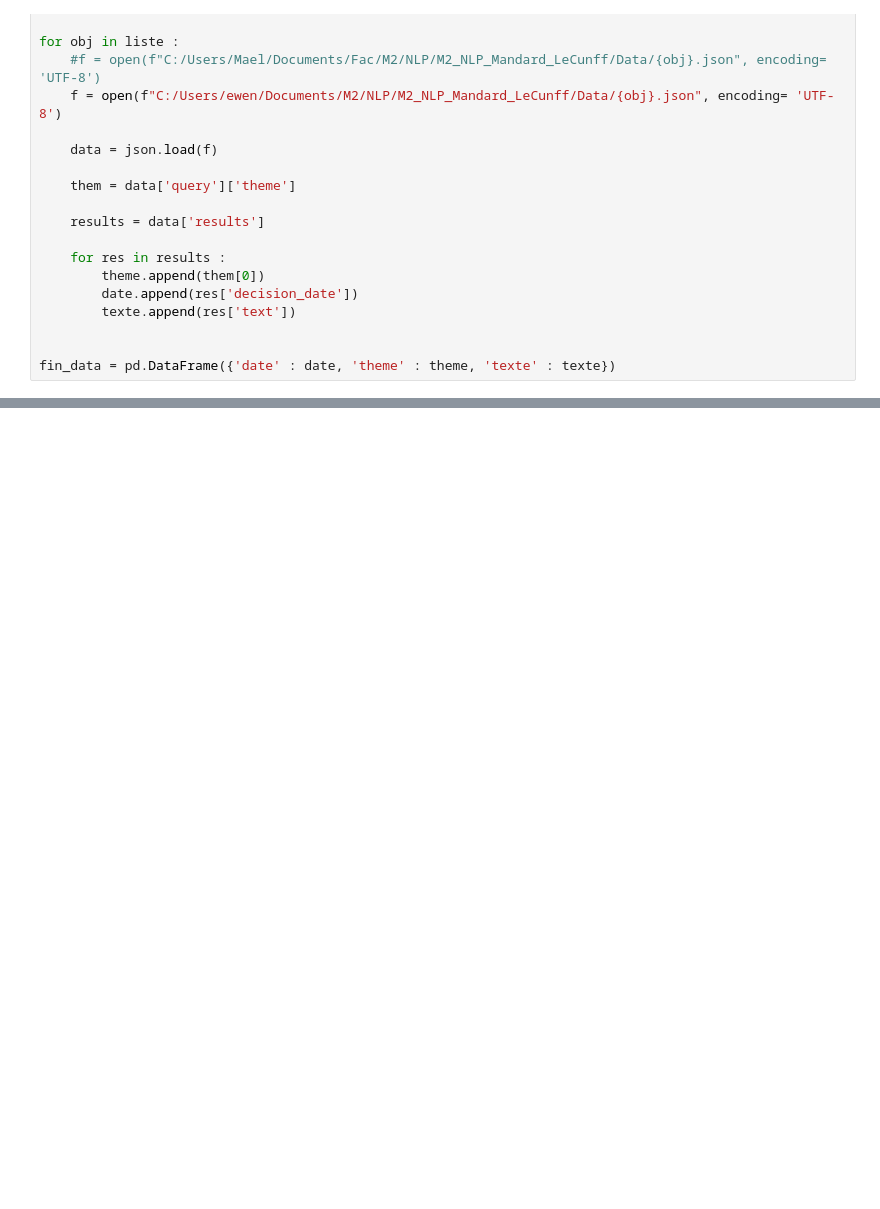
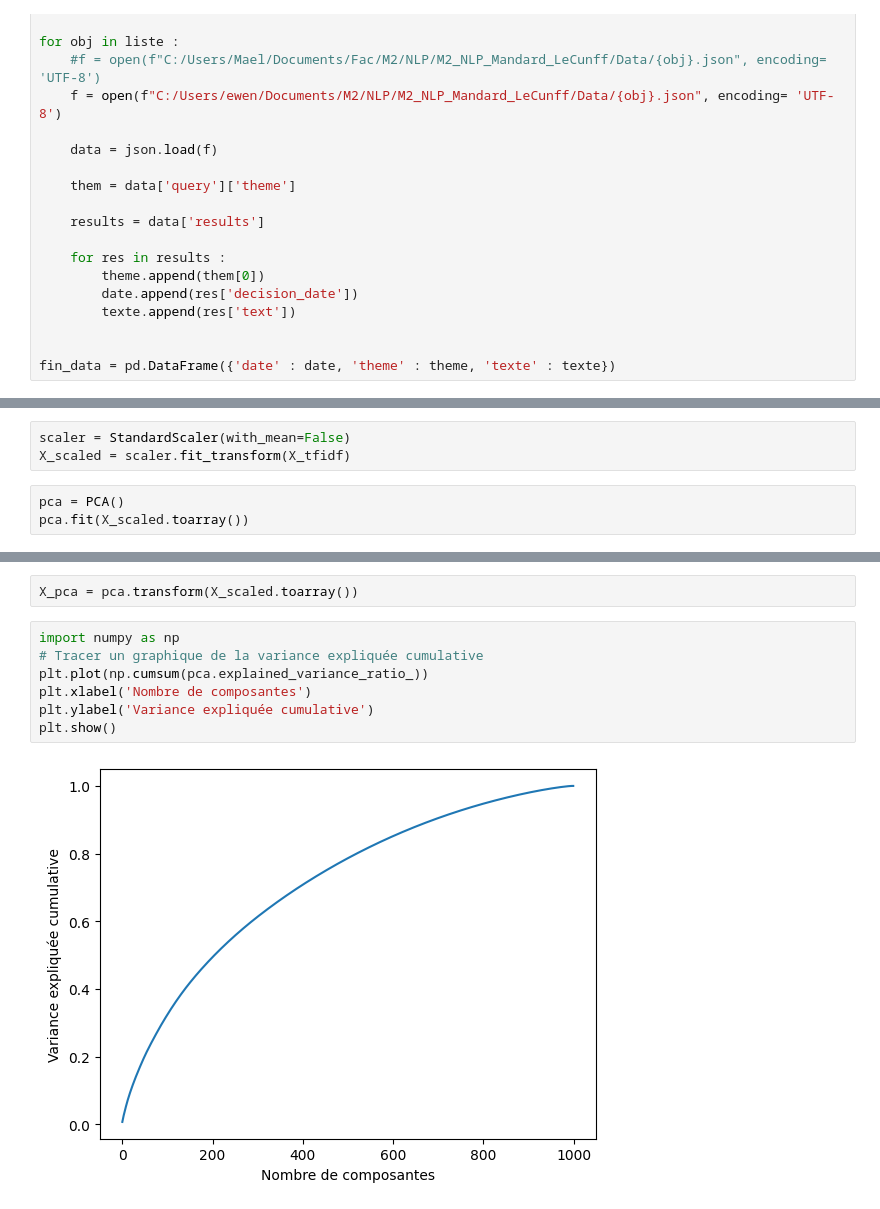
Before and after one commit to elecunff/M2_NLP_Mandard_LeCunff, a Jupyter notebook: Script/NLP.ipynb, the cells around one changed output, grey strips where cells are left out. Drawn from its saved outputs; the diff is of its cells as text; blank space fills up the shorter version.

```diff
--- a/Script/NLP.ipynb
+++ b/Script/NLP.ipynb
@@ -115,0 +212,6 @@ plt.show()
+# %%
+scaler = StandardScaler(with_mean=False)
+X_scaled = scaler.fit_transform(X_tfidf)
+# %%
+pca = PCA()
+pca.fit(X_scaled.toarray())
@@ -115,0 +241,11 @@ plt.show()
+# %%
+X_pca = pca.transform(X_scaled.toarray())
+# %%
+import numpy as np
+# Tracer un graphique de la variance expliquée cumulative
+plt.plot(np.cumsum(pca.explained_variance_ratio_))
+plt.xlabel('Nombre de composantes')
+plt.ylabel('Variance expliquée cumulative')
+plt.show()
+# %% [output]
+[figure, added]
```
Also changed, not shown: parts of 57 cells of this notebook.
